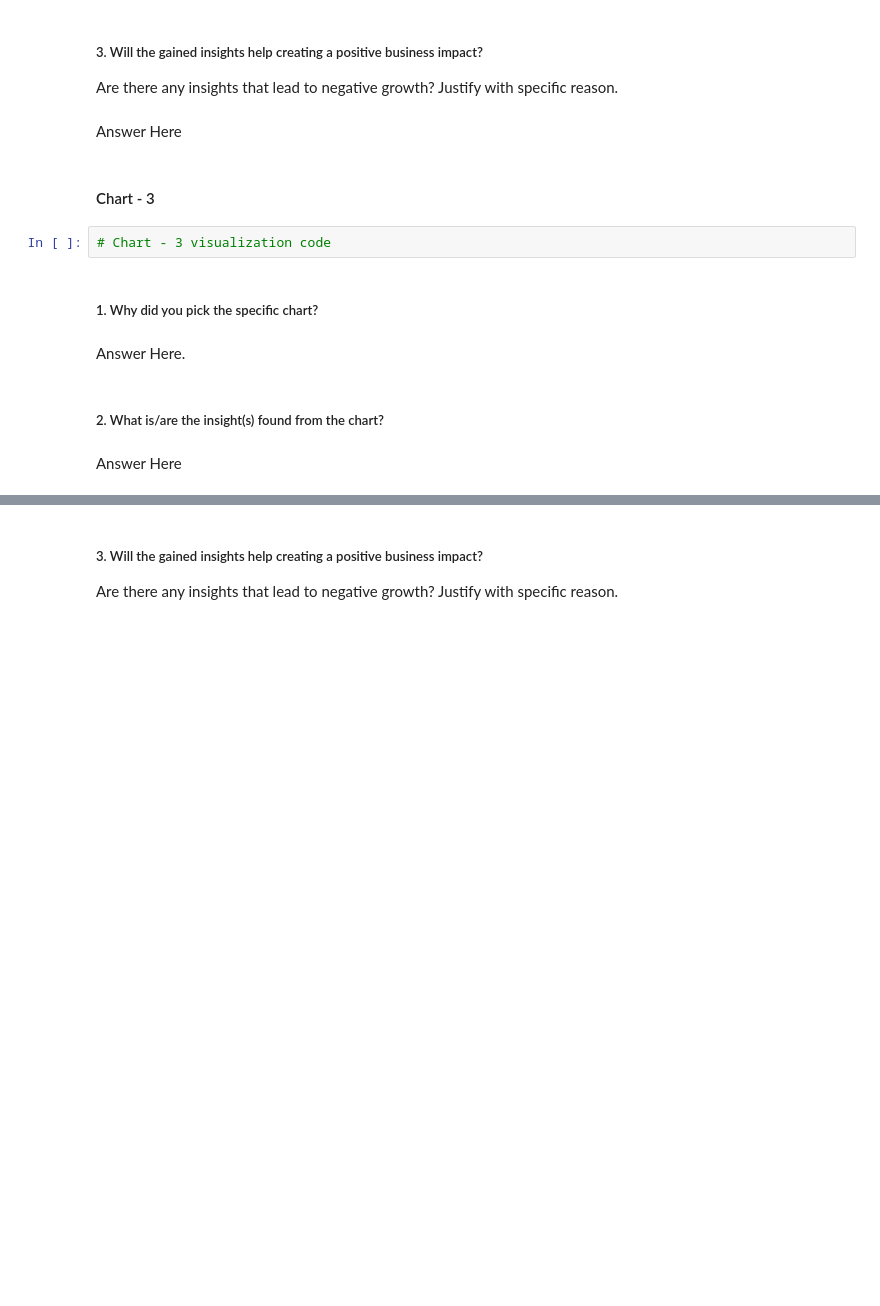
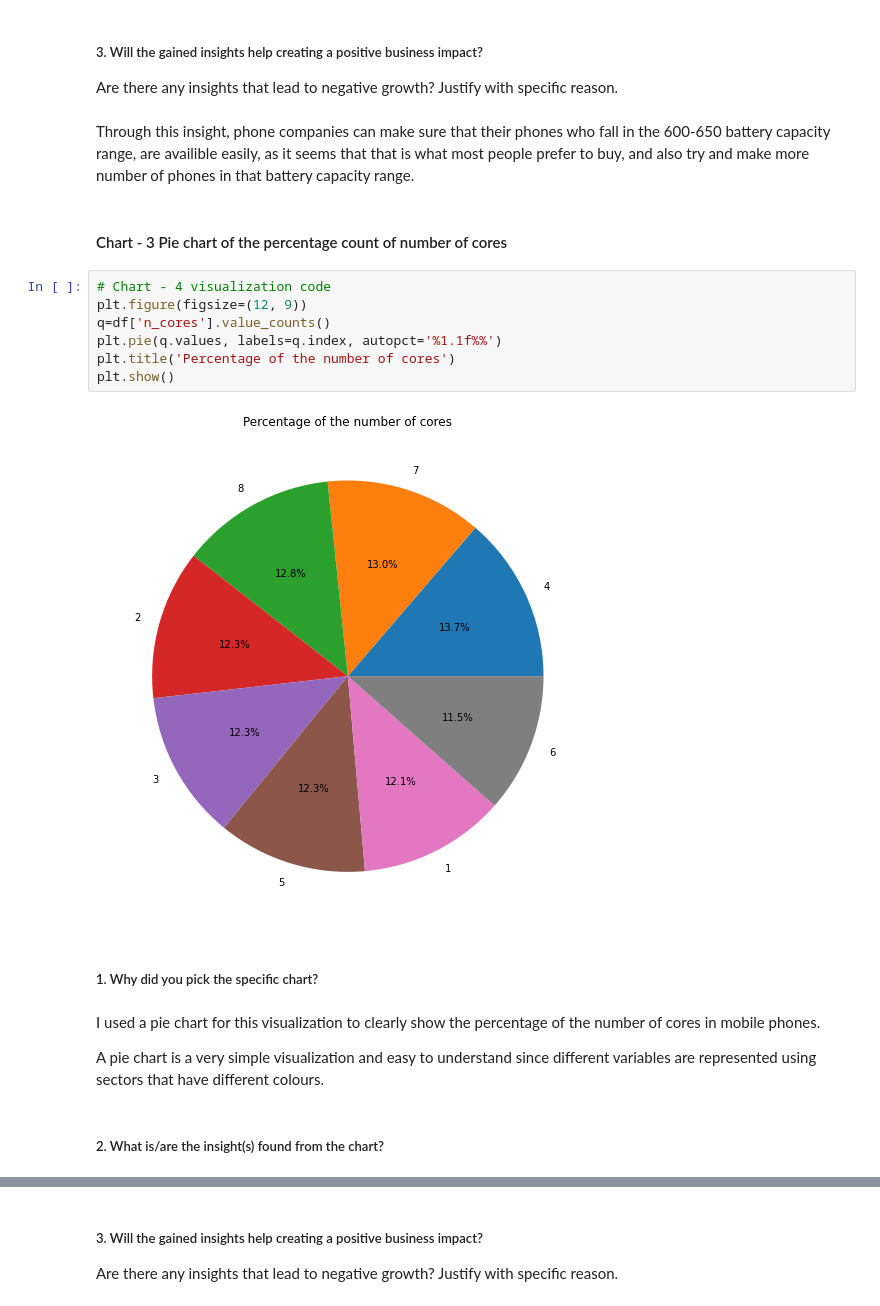
Before and after one commit to Sharath670/Mobile-Price-Range-Prediction-CP-3-, a Jupyter notebook: Mobile_price_range_prediction(CP3).ipynb, the cells around one changed output, grey strips where cells are left out. Drawn from its saved outputs; the diff is of its cells as text; blank space fills up the shorter version.

```diff
--- a/Mobile_price_range_prediction(CP3).ipynb
+++ b/Mobile_price_range_prediction(CP3).ipynb
@@ -462,17 +477,24 @@ Answer Here
 # %% [markdown]
 ##### 3. Will the gained insights help creating a positive business impact?
 Are there any insights that lead to negative growth? Justify with specific reason.
-# %% [markdown]
-Answer Here
-# %% [markdown]
-#### Chart - 3
-# %%
-# Chart - 3 visualization code
+# %% [markdown]
+Through this insight, phone companies can make sure that their phones who fall in the 600-650 battery capacity range, are availible easily, as it seems that that is what most people prefer to buy, and also try and make more number of phones in that battery capacity range.
+# %% [markdown]
+#### Chart - 3 Pie chart of the percentage count of number of cores
+# %%
+# Chart - 4 visualization code
+plt.figure(figsize=(12, 9))
+q=df['n_cores'].value_counts()
+plt.pie(q.values, labels=q.index, autopct='%1.1f%%')
+plt.title('Percentage of the number of cores')
+plt.show()
+# %% [output]
+[figure, added]
 # %% [markdown]
 ##### 1. Why did you pick the specific chart?
-# %% [markdown]
-Answer Here.
+# %% [markdown]
+I used a pie chart for this visualization to clearly show the percentage of the number of cores in mobile phones.
+
+A pie chart is a very simple visualization and easy to understand since different variables are represented using sectors that have different colours.
 # %% [markdown]
 ##### 2. What is/are the insight(s) found from the chart?
-# %% [markdown]
-Answer Here
```
Also changed, not shown: parts of 49 cells of this notebook.
